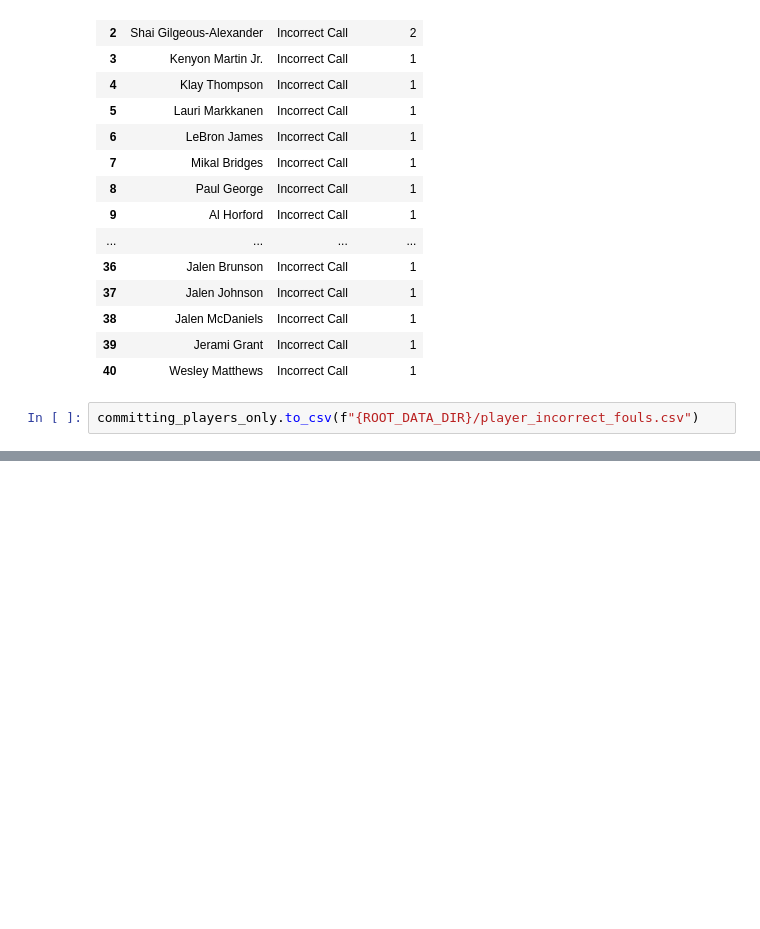
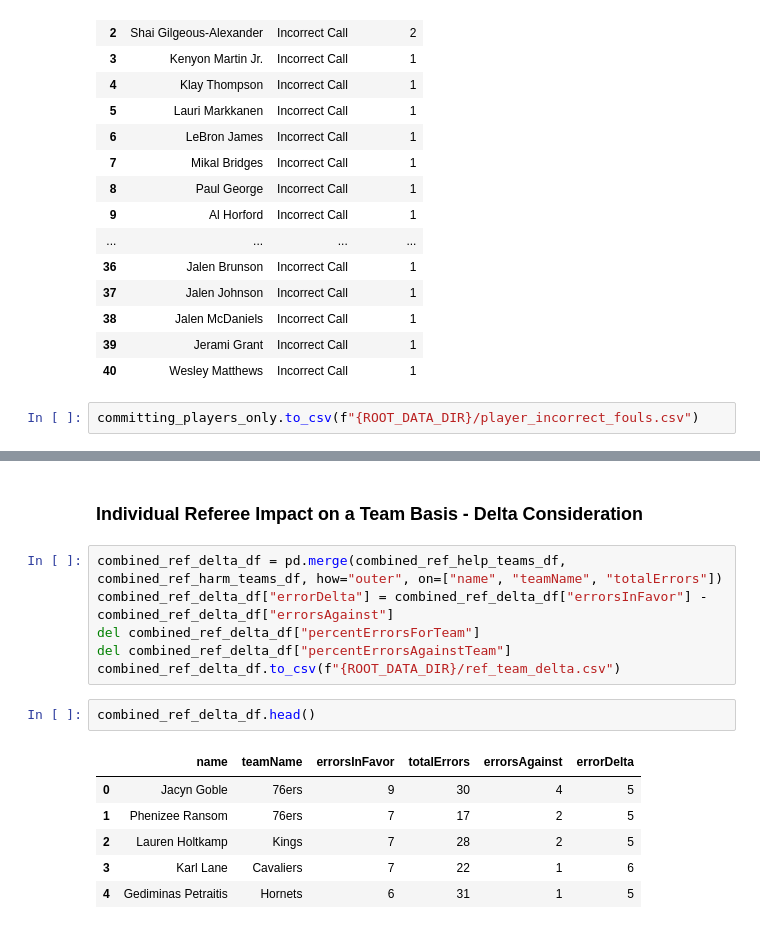
Before and after one commit to adithram/l2m, a Jupyter notebook: notebooks/data-inspection.ipynb, the cells around one changed output, grey strips where cells are left out. Saved outputs shown, nothing was run; the diff lists cells and outputs as text; blank space fills up the shorter version.

```diff
--- a/notebooks/data-inspection.ipynb
+++ b/notebooks/data-inspection.ipynb
@@ -365,0 +366,17 @@ combined_ref_harm_teams_df.head(15)
+# %% [markdown]
+### Individual Referee Impact on a Team Basis - Delta Consideration
+# %%
+combined_ref_delta_df = pd.merge(combined_ref_help_teams_df, combined_ref_harm_teams_df, how="outer", on=["name", "teamName", "totalErrors"])
+combined_ref_delta_df["errorDelta"] = combined_ref_delta_df["errorsInFavor"] - combined_ref_delta_df["errorsAgainst"]
+del combined_ref_delta_df["percentErrorsForTeam"]
+del combined_ref_delta_df["percentErrorsAgainstTeam"]
+combined_ref_delta_df.to_csv(f"{ROOT_DATA_DIR}/ref_team_delta.csv")
+# %%
+combined_ref_delta_df.head()
+# %% [output]
+|  | name | teamName | errorsInFavor | totalErrors | errorsAgainst | errorDelta |
+| 0 | Jacyn Goble | 76ers | 9 | 30 | 4 | 5 |
+| 1 | Phenizee Ransom | 76ers | 7 | 17 | 2 | 5 |
+| 2 | Lauren Holtkamp | Kings | 7 | 28 | 2 | 5 |
+| 3 | Karl Lane | Cavaliers | 7 | 22 | 1 | 6 |
+| 4 | Gediminas Petraitis | Hornets | 6 | 31 | 1 | 5 |
```
Also changed, not shown: parts of 42 cells of this notebook, 5 other files.
